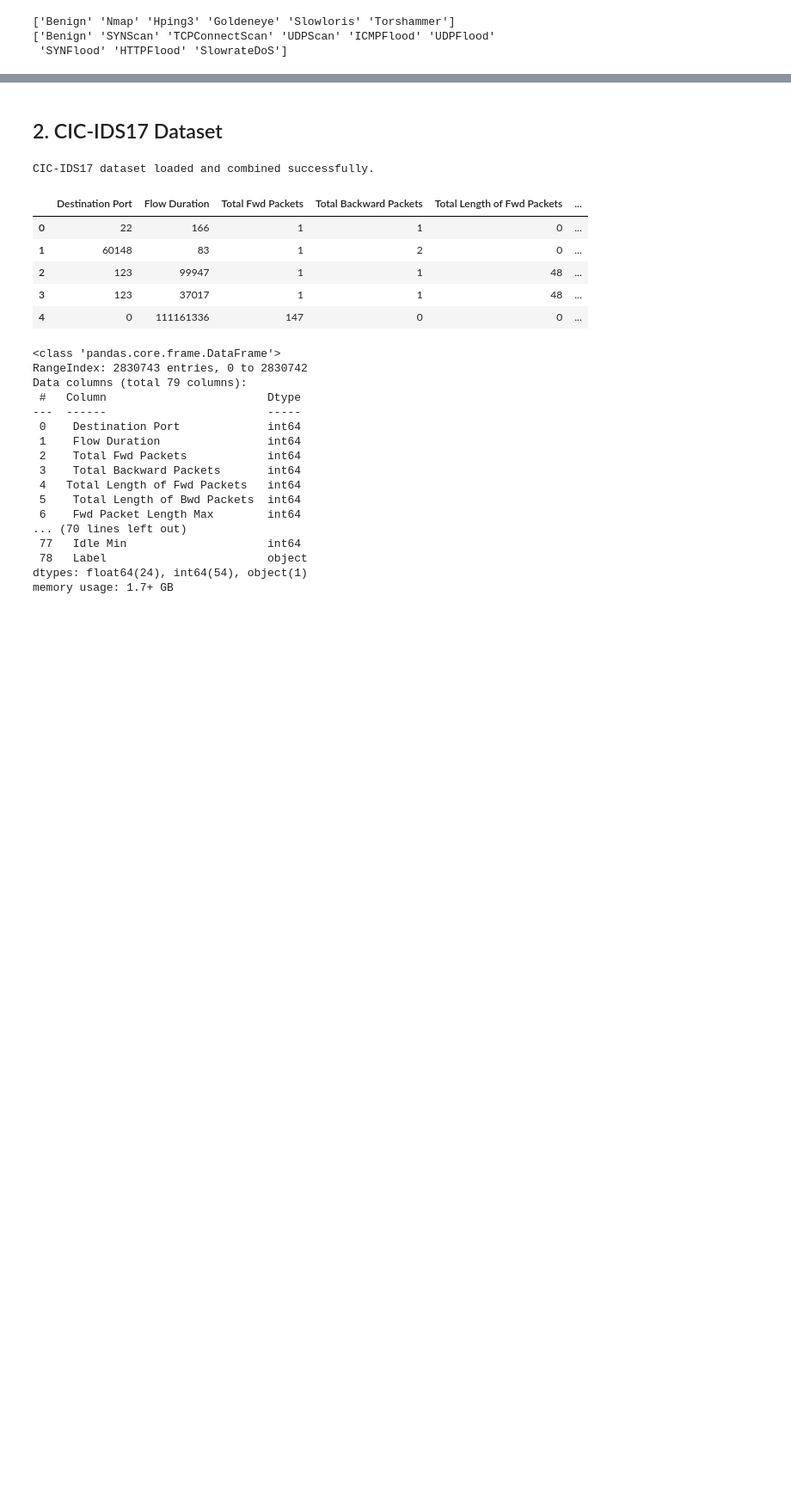
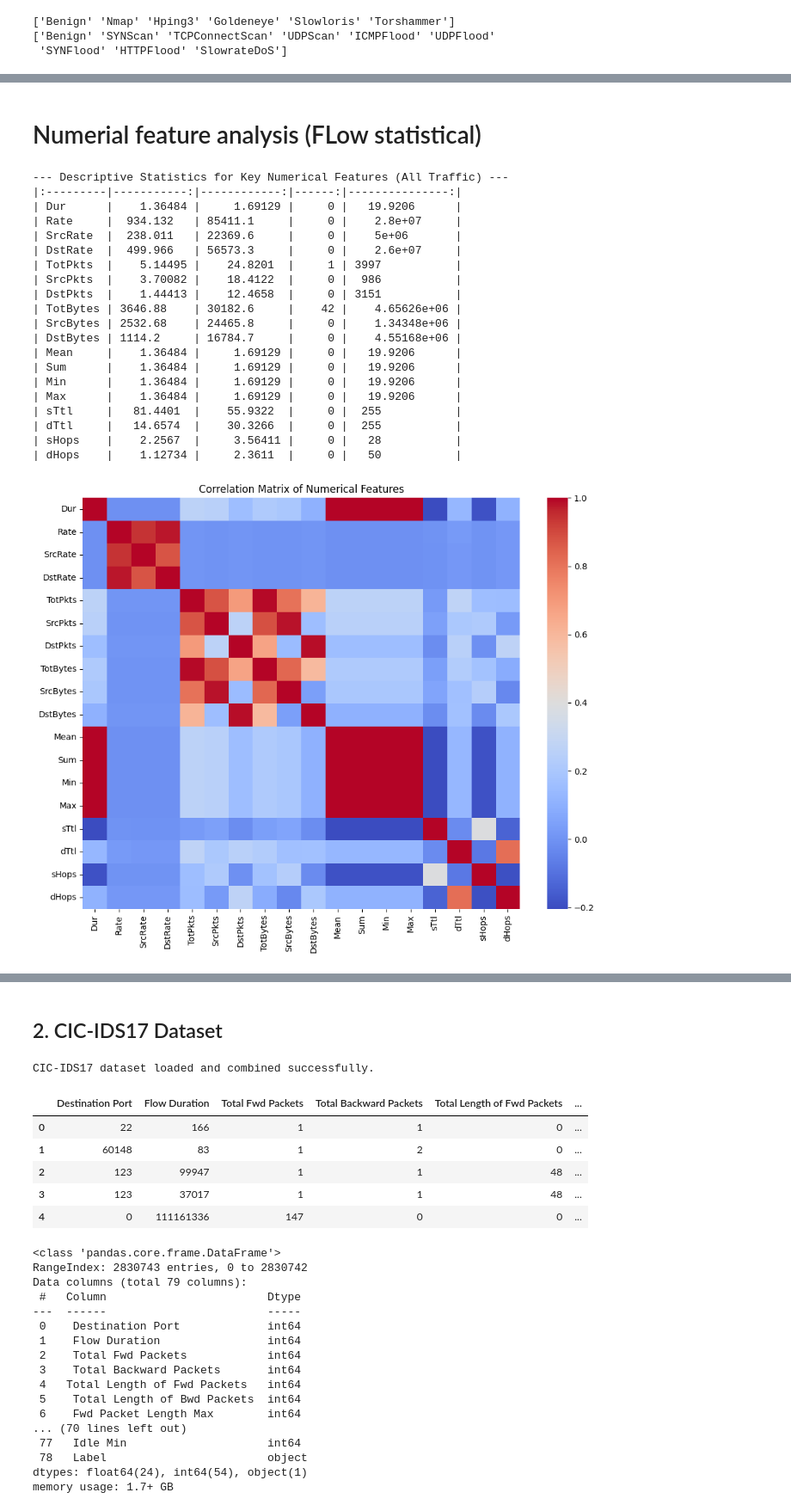
Before and after one commit to 5TQ6/Intrusion-Detection-System-with-ML, a Jupyter notebook: EDA.ipynb, the cells around one changed output, grey strips where cells are left out. Shown at 86% size. Saved outputs shown, nothing was run; the diff lists cells and outputs as text; code cells hidden in the pictures; blank space fills up the shorter version.

```diff
--- a/EDA.ipynb
+++ b/EDA.ipynb
@@ -99,0 +159,38 @@ plt.savefig
+# %% [markdown]
+# Numerial feature analysis (FLow statistical)
+# %%
+# --- Step 4: Descriptive Statistics for Numerical Features ---
+print("\n--- Descriptive Statistics for Key Numerical Features (All Traffic) ---")
+# Use a logarithmic scale for count features to handle extreme outliers
+print(df_5g_nidd[NUMERICAL_FEATURES].describe().loc[['mean', 'std', 'min', 'max']].T.to_markdown())
+
+# --- Step 5: Correlation Matrix (within numerical features) ---
+plt.figure(figsize=(10, 8))
+correlation_matrix = df_5g_nidd[NUMERICAL_FEATURES].corr()
+sns.heatmap(correlation_matrix, annot=False, cmap='coolwarm')
+plt.title('Correlation Matrix of Numerical Features')
+plt.tight_layout()
+plt.savefig('numerical_feature_correlation.png')
+plt.show()
+# %% [output]
+--- Descriptive Statistics for Key Numerical Features (All Traffic) ---
+|:---------|-----------:|------------:|------:|---------------:|
+| Dur      |    1.36484 |     1.69129 |     0 |   19.9206      |
+| Rate     |  934.132   | 85411.1     |     0 |    2.8e+07     |
+| SrcRate  |  238.011   | 22369.6     |     0 |    5e+06       |
+| DstRate  |  499.966   | 56573.3     |     0 |    2.6e+07     |
+| TotPkts  |    5.14495 |    24.8201  |     1 | 3997           |
+| SrcPkts  |    3.70082 |    18.4122  |     0 |  986           |
+| DstPkts  |    1.44413 |    12.4658  |     0 | 3151           |
+| TotBytes | 3646.88    | 30182.6     |    42 |    4.65626e+06 |
+| SrcBytes | 2532.68    | 24465.8     |     0 |    1.34348e+06 |
+| DstBytes | 1114.2     | 16784.7     |     0 |    4.55168e+06 |
+| Mean     |    1.36484 |     1.69129 |     0 |   19.9206      |
+| Sum      |    1.36484 |     1.69129 |     0 |   19.9206      |
+| Min      |    1.36484 |     1.69129 |     0 |   19.9206      |
+| Max      |    1.36484 |     1.69129 |     0 |   19.9206      |
+| sTtl     |   81.4401  |    55.9322  |     0 |  255           |
+| dTtl     |   14.6574  |    30.3266  |     0 |  255           |
+| sHops    |    2.2567  |     3.56411 |     0 |   28           |
+| dHops    |    1.12734 |     2.3611  |     0 |   50           |
+[figure, added]
```
Also changed, not shown: parts of 18 cells of this notebook, 2 other files.
